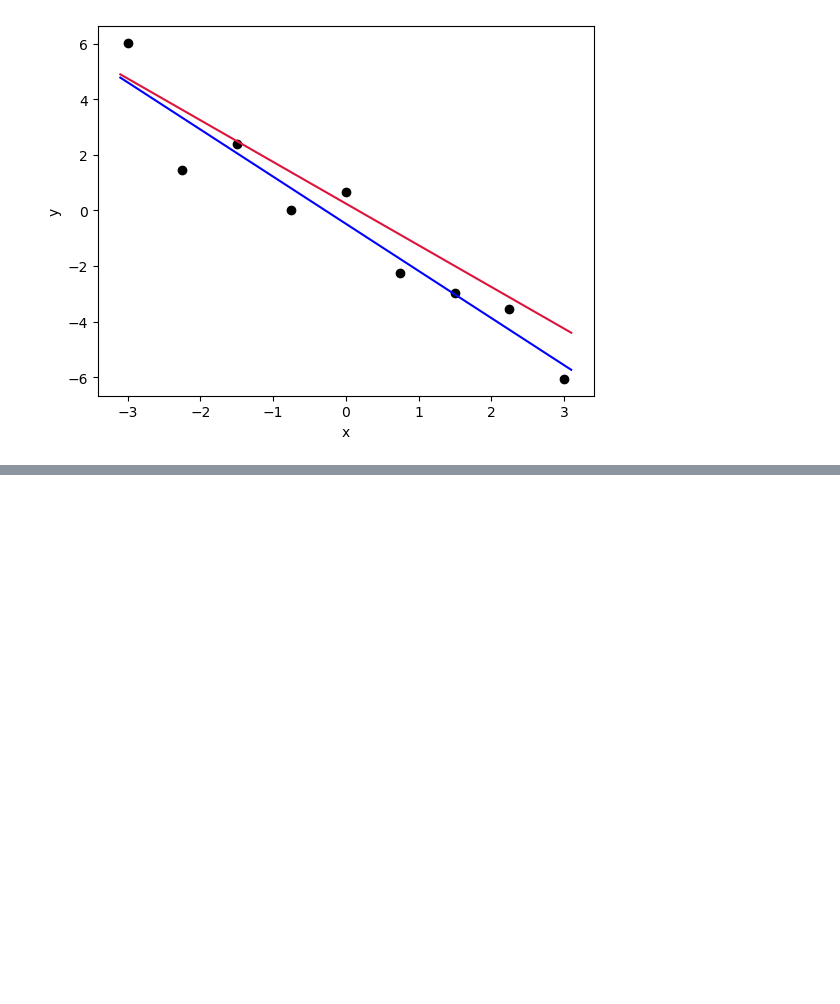
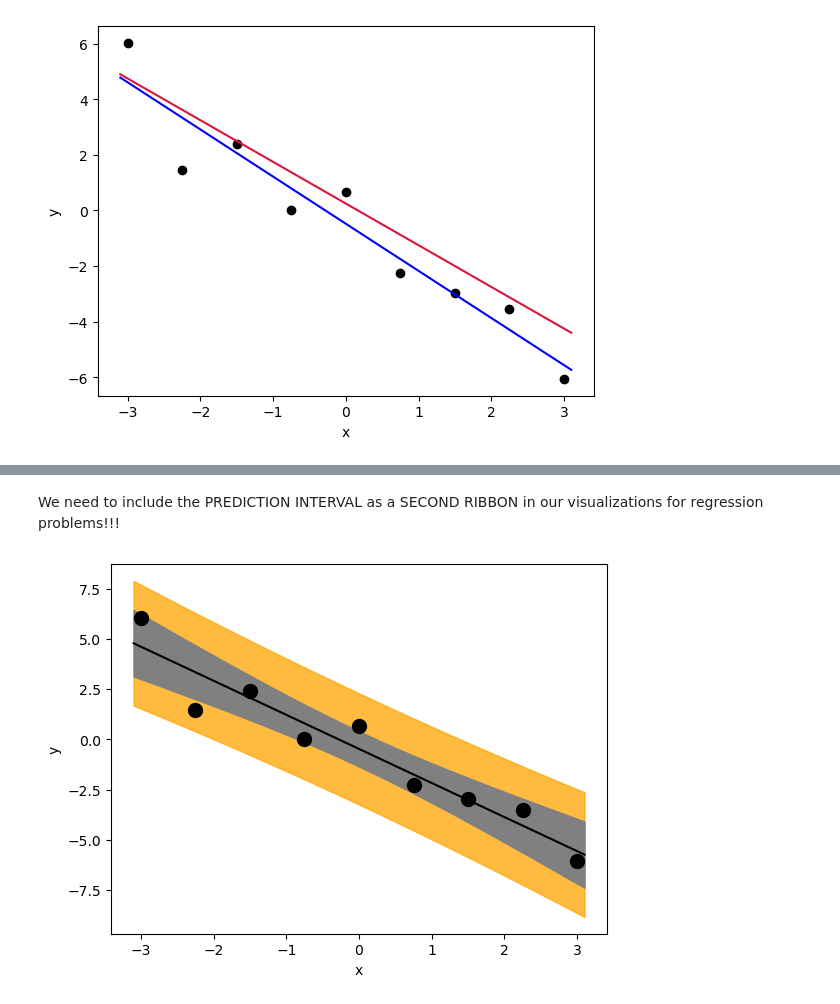
Before and after one commit to johnskpaulxqe/data-science, a Jupyter notebook: courses/CMPINF2100/publish/compinf2100_project/week_10/week_10_lm_predictions_linear.ipynb, the cells around one changed output, grey strips where cells are left out. Drawn from its saved outputs; the diff is of its cells as text; code cells hidden in the pictures; blank space fills up the shorter version.

```diff
--- a/courses/CMPINF2100/publish/compinf2100_project/week_10/week_10_lm_predictions_linear.ipynb
+++ b/courses/CMPINF2100/publish/compinf2100_project/week_10/week_10_lm_predictions_linear.ipynb
@@ -209,0 +319,30 @@ We must always represent the UNCERTAINTY on the TREND given the fitted data!!!
+# %% [markdown]
+We need to include the PREDICTION INTERVAL as a SECOND RIBBON in our visualizations for regression problems!!!
+# %%
+fig, ax = plt.subplots()
+
+# prediction interval - the uncertainty on a single measurement (observation )
+ax.fill_between( df_viz_copy.x,
+                lm_pred_summary.obs_ci_lower, lm_pred_summary.obs_ci_upper,
+                facecolor='orange', alpha=0.75, edgecolor='orange')
+
+# confidence interval - the uncertainity on the mean output
+ax.fill_between( df_viz_copy.x,
+                lm_pred_summary.mean_ci_lower, lm_pred_summary.mean_ci_upper,
+               facecolor='grey', edgecolor='grey')
+
+# Output mean - the predictive trend - the best fit line
+ax.plot( df_viz_copy.x, lm_pred_summary['mean'], color='k', linewidth=1.5)
+
+
+# include the training data
+ax.scatter(df.x, df.y, color='k', s=100)
+
+# set the labels
+ax.set_xlabel('x')
+ax.set_ylabel('y')
+
+# show the plot
+plt.show()
+# %% [output]
+[figure, added]
```
Also changed, not shown: parts of 13 cells of this notebook, 1 other file.
